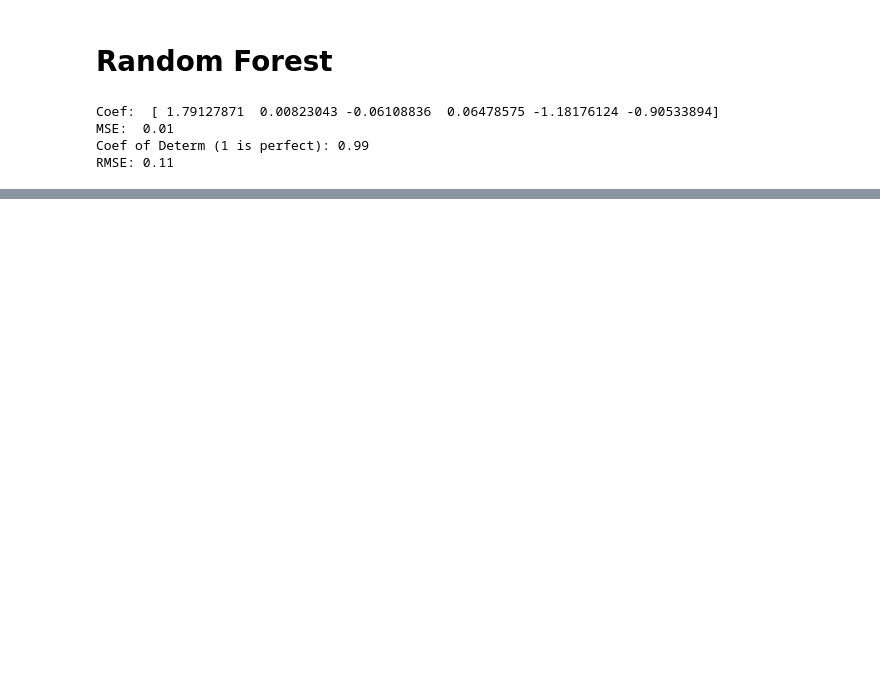
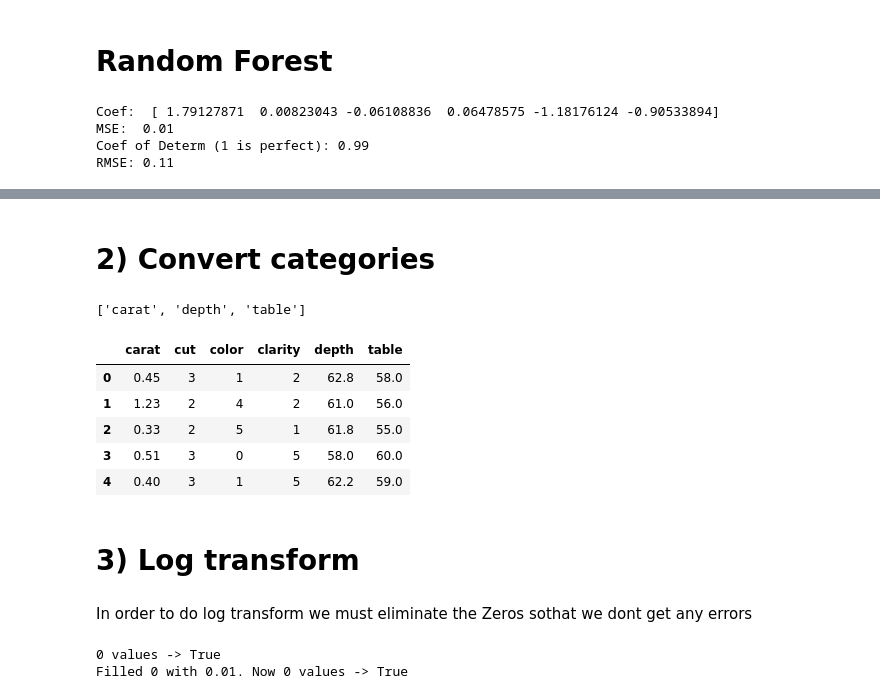
Before and after one commit to WyattGwyon/diamond-price-predictions, a Jupyter notebook: notebooks/second_run/2_Various_ML_TrainTest_Prediction_Models.ipynb, the cells around one changed output, grey strips where cells are left out. Cells and saved outputs as stored; diff of their text form; code cells hidden in the pictures; blank space fills up the shorter version.

```diff
--- a/notebooks/second_run/2_Various_ML_TrainTest_Prediction_Models.ipynb
+++ b/notebooks/second_run/2_Various_ML_TrainTest_Prediction_Models.ipynb
@@ -199,0 +255,2 @@ plt.tight_layout()
+# %%
+dfpt = dfpredtest.iloc[:,1:-3]
@@ -199,0 +276,7 @@ plt.tight_layout()
+# %% [markdown]
+# 2) Convert categories
+# %%
+linear_vars = dfpt.select_dtypes(include=[np.number]).columns
+list(linear_vars)
+# %% [output]
+['carat', 'depth', 'table']
@@ -199,0 +299,20 @@ plt.tight_layout()
+# %%
+dfpt.head()
+# %% [output]
+|  | carat | cut | color | clarity | depth | table |
+| 0 | 0.45 | 3 | 1 | 2 | 62.8 | 58.0 |
+| 1 | 1.23 | 2 | 4 | 2 | 61.0 | 56.0 |
+| 2 | 0.33 | 2 | 5 | 1 | 61.8 | 55.0 |
+| 3 | 0.51 | 3 | 0 | 5 | 58.0 | 60.0 |
+| 4 | 0.40 | 3 | 1 | 5 | 62.2 | 59.0 |
+# %% [markdown]
+# 3) Log transform
+# %% [markdown]
+In order to do log transform we must eliminate the Zeros sothat we dont get any errors
+# %%
+print('0 values ->', 0 in df.values)
+df[linear_vars] = df[linear_vars] + 0.01
+print('Filled 0 with 0.01. Now 0 values ->', 0 in df.values)
+# %% [output]
+0 values -> True
+Filled 0 with 0.01. Now 0 values -> True
```
Also changed, not shown: parts of 29 cells of this notebook, 5 other files.
